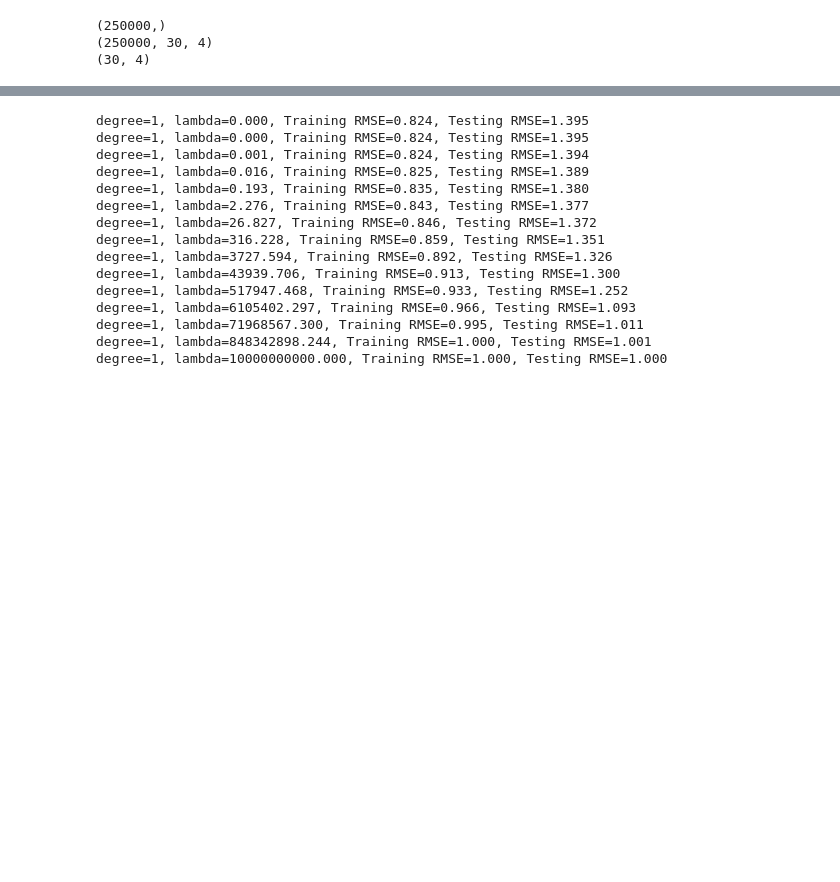
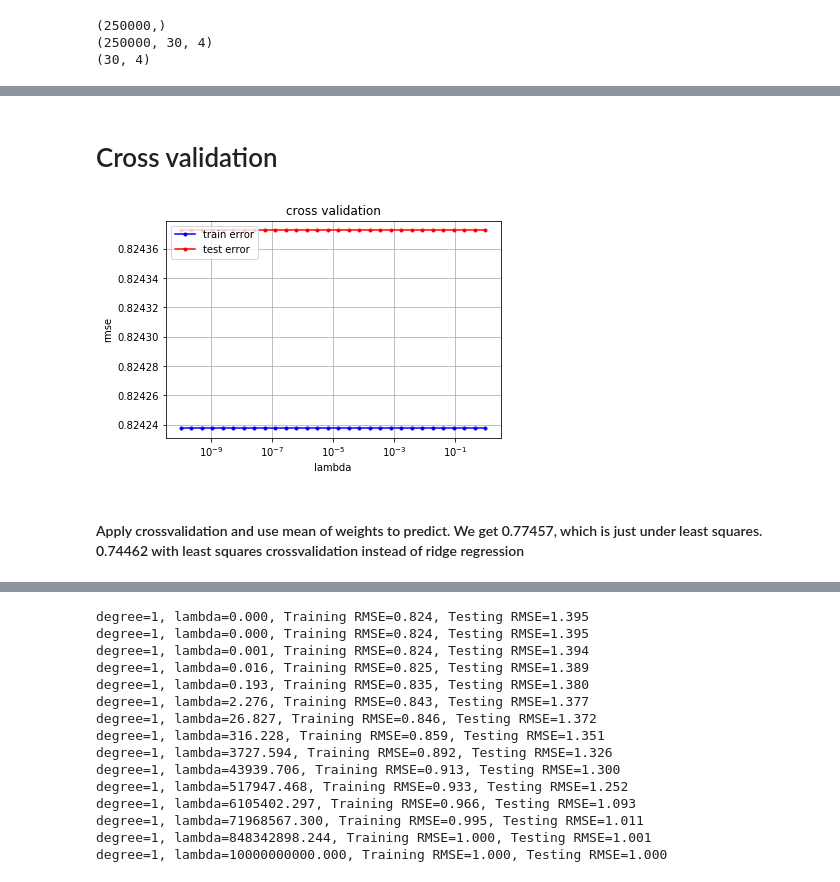
Before and after one commit to Sansinj25/ML-Project1, a Jupyter notebook: Leoluca/Project1.ipynb, the cells around one changed output, grey strips where cells are left out. Saved outputs shown, nothing was run; the diff lists cells and outputs as text; code cells hidden in the pictures; blank space fills up the shorter version.

```diff
--- a/Leoluca/Project1.ipynb
+++ b/Leoluca/Project1.ipynb
@@ -109,0 +352,2 @@ array([ 1.99970083,  1.99966563,  1.99731099,  1.99803251,  1.99747993,
+# %% [markdown]
+# Cross validation
@@ -109,0 +364,48 @@ array([ 1.99970083,  1.99966563,  1.99731099,  1.99803251,  1.99747993,
+# %%
+def cross_validation(y, x, k_indices, k, lambda_, degree):
+    """return the loss of ridge regression."""
+    y_te=y[k_indices[k]]
+    x_te=x[k_indices[k]]
+    y_tr=y
+    x_tr=x
+    y_tr=np.delete(y,k_indices[k],axis=0)
+    x_tr=np.delete(x,k_indices[k],axis=0)
+
+    #x_te_poly=build_poly(x_te,degree)
+    #x_tr_poly=build_poly(x_tr,degree)
+    #w_tr,loss_tr=ridge_regression(y_tr, x_tr,lambda_)
+    w_tr,loss_tr=least_squares(y_tr, x_tr)
+
+    loss_te=compute_mse(y_te,x_te,w_tr)
+
+    #return loss_tr, loss_te
+    return loss_tr, loss_te,w_tr
+# %%
+seed = 1
+degree = 7
+k_fold = 20
+lambdas = np.logspace(-10, 0, 30)
+# split data in k fold
+k_indices = build_k_indices(yb, k_fold, seed)
+# define lists to store the loss of training data and test data
+rmse_tr = []
+rmse_te = []
+for ind, lambda_ in enumerate(lambdas):
+    rmse_tr_k=[]
+    rmse_te_k=[]
+    for k in range(k_fold):
+        loss_tr,loss_te=cross_validation(yb,x,k_indices,k,lambda_,degree)
+
+        rmse_tr_k.append(np.power(2*loss_tr,(1/2)))
+        rmse_te_k.append(np.power(2*loss_te,(1/2)))
+    rmse_tr.append(np.mean(rmse_tr_k))
+    rmse_te.append(np.mean(rmse_te_k))
+
+rmse_tr_var=np.var(rmse_tr)
+rmse_te_var=np.var(rmse_te)
+
+cross_validation_visualization(lambdas, rmse_tr, rmse_te)
+# %% [output]
+[figure, added]
+# %% [markdown]
+#### Apply crossvalidation and use mean of weights to predict. We get 0.77457, which is just under least squares. 0.74462 with least squares crossvalidation instead of ridge regression
```
Also changed, not shown: parts of 40 cells of this notebook, 6 other files.
